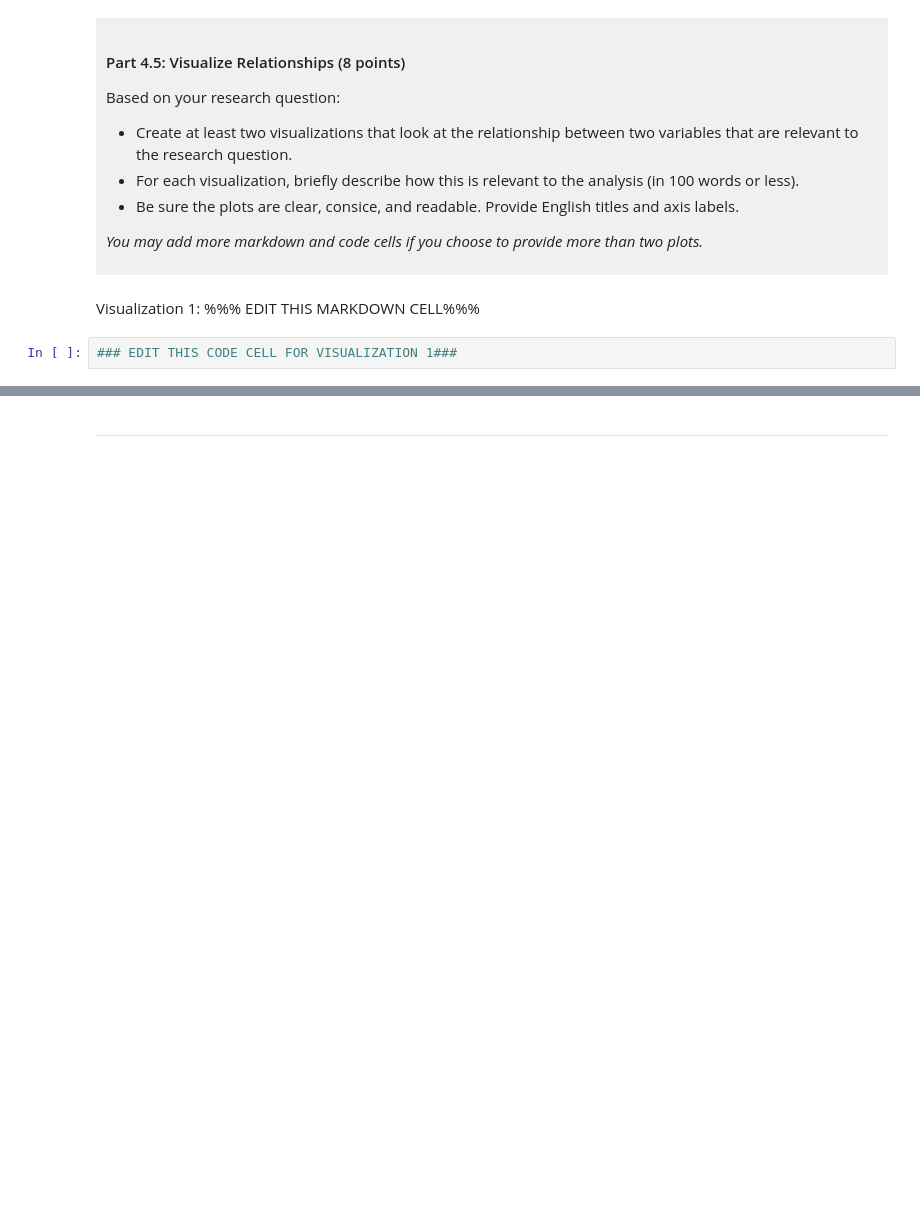
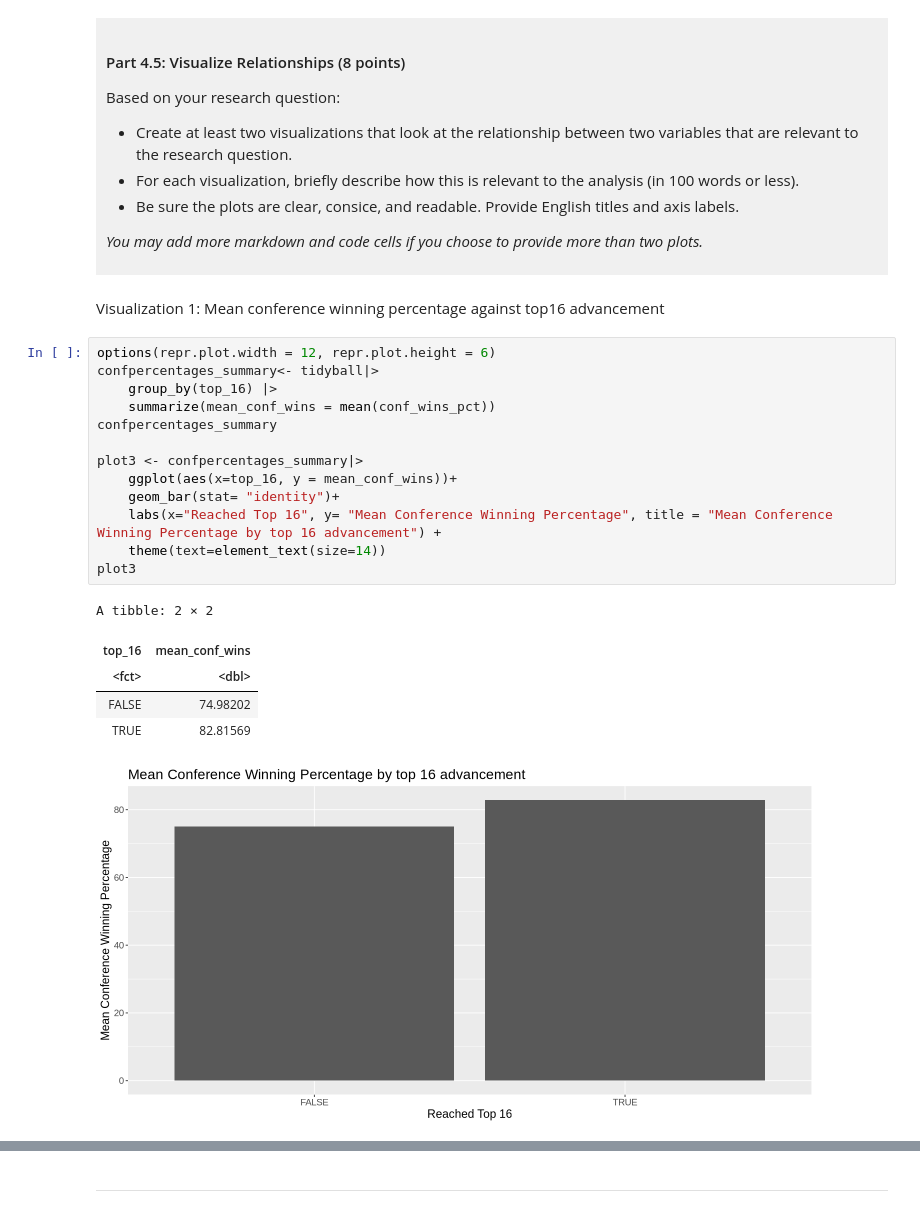
Before and after one commit to cabetsung/dsci-100-project-cabet-sung, a Jupyter notebook: dsci-100-project-notebook.ipynb, the cells around one changed output, grey strips where cells are left out. Cells and saved outputs as stored; diff of their text form; blank space fills up the shorter version.

```diff
--- a/dsci-100-project-notebook.ipynb
+++ b/dsci-100-project-notebook.ipynb
@@ -358,6 +407,24 @@ Based on your research question:
 *You may add more markdown and code cells if you choose to provide more than two plots.*
 </div>
 # %% [markdown]
-Visualization 1: %%% EDIT THIS MARKDOWN CELL%%%
+Visualization 1: Mean conference winning percentage against top16 advancement
 # %%
-### EDIT THIS CODE CELL FOR VISUALIZATION 1###
+options(repr.plot.width = 12, repr.plot.height = 6)
+confpercentages_summary<- tidyball|>
+    group_by(top_16) |>
+    summarize(mean_conf_wins = mean(conf_wins_pct))
+confpercentages_summary
+
+plot3 <- confpercentages_summary|>
+    ggplot(aes(x=top_16, y = mean_conf_wins))+
+    geom_bar(stat= "identity")+
+    labs(x="Reached Top 16", y= "Mean Conference Winning Percentage", title = "Mean Conference Winning Percentage by top 16 advancement") +
+    theme(text=element_text(size=14))
+plot3
+# %% [output]
+A tibble: 2 × 2
+| top_16 | mean_conf_wins |
+| <fct> | <dbl> |
+| FALSE | 74.98202 |
+| TRUE | 82.81569 |
+[figure, added]
```
Also changed, not shown: parts of 11 cells of this notebook.
